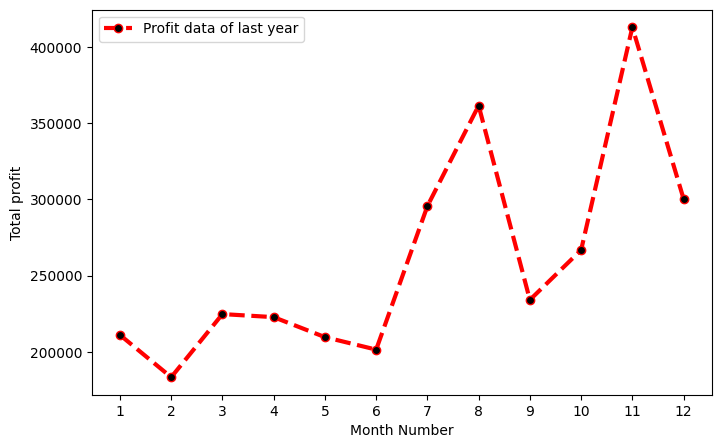
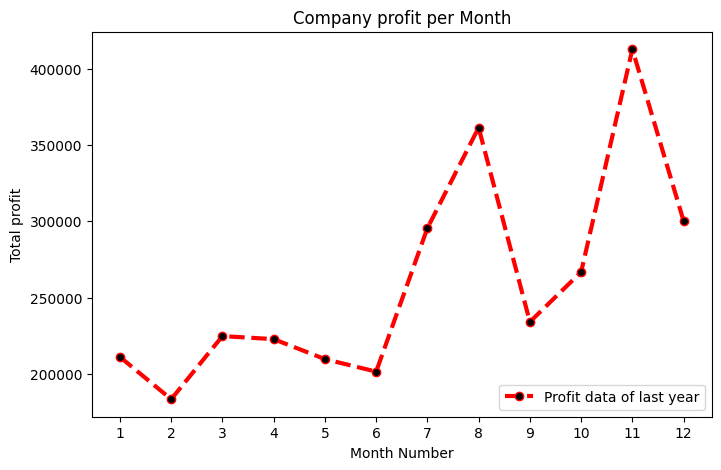
The notebook cell's code change between the first figure and the second:
--- before
+++ after
@@ -14,5 +14,6 @@
 plt.xlabel('Month Number')
 plt.ylabel('Total profit')
+plt.title('Company profit per Month')
 plt.xticks(month_list)
-plt.legend()
+plt.legend(loc = 'lower right')
 plt.show()

Commit: last changes